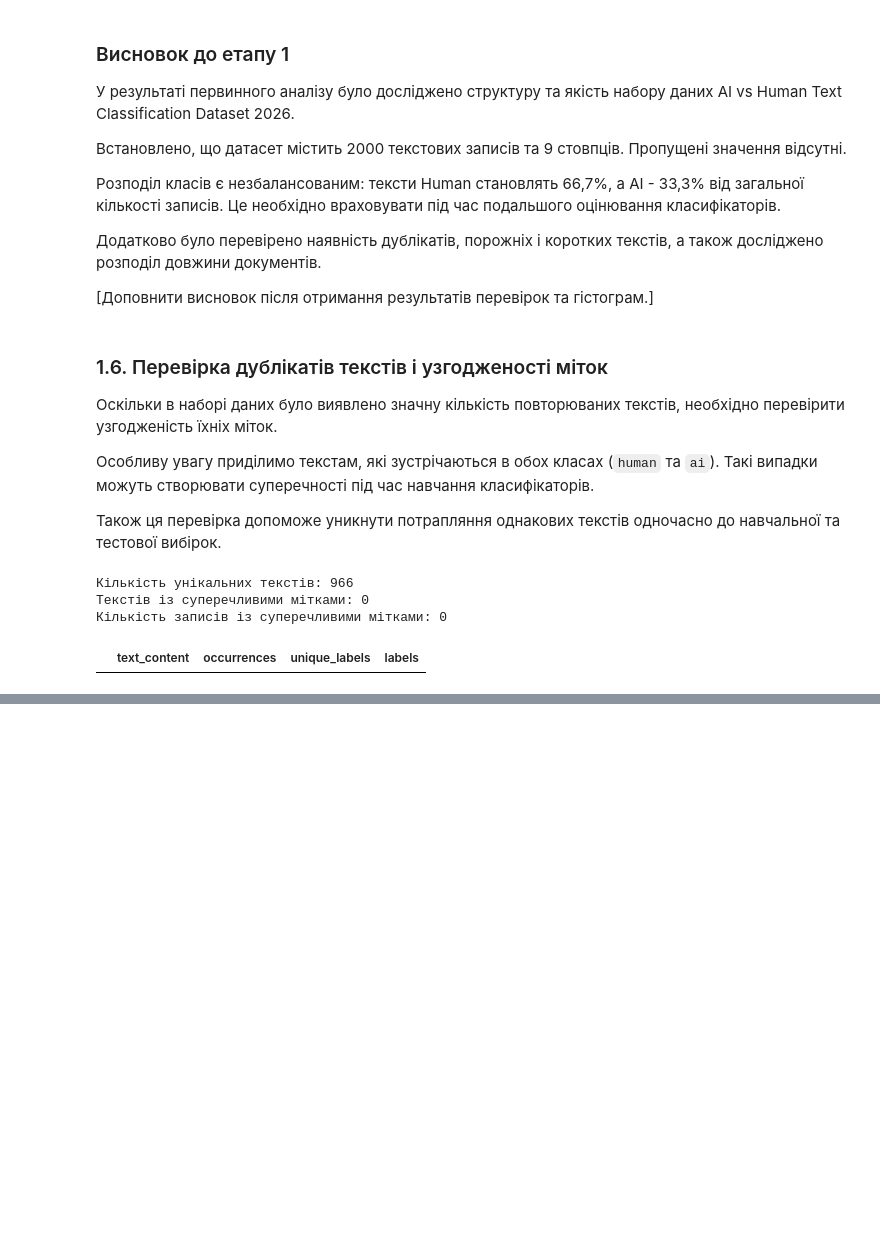
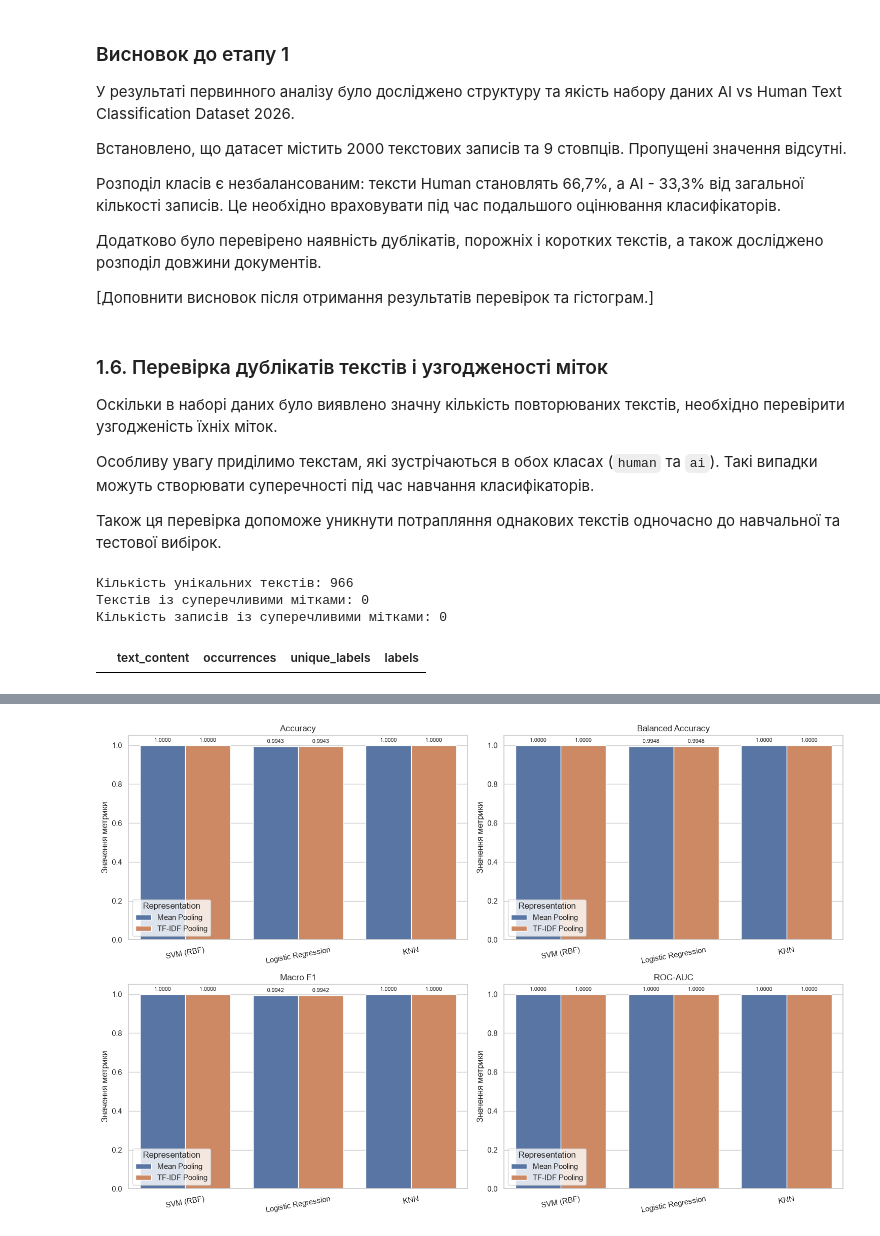
Before and after one commit to XZAGEE/ML_FEI-44_Makhniuk, a Jupyter notebook: ML_3/lab_3.ipynb, the cells around one changed output, grey strips where cells are left out. Drawn from its saved outputs; the diff is of its cells as text; code cells hidden in the pictures; blank space fills up the shorter version.

```diff
--- a/ML_3/lab_3.ipynb
+++ b/ML_3/lab_3.ipynb
@@ -371,0 +1268,16 @@ display(conflicting_duplicates.head(10))
+# %%
+from sklearn.metrics import (
+    accuracy_score,
+    balanced_accuracy_score,
+    f1_score,
+    roc_auc_score,
+    confusion_matrix,
+    classification_report
+)
+
+metric_columns = [
+    "Accuracy",
+    "Balanced Accuracy",
+    "Macro F1",
+    "ROC-AUC"
+]
@@ -371,0 +1574,35 @@ display(conflicting_duplicates.head(10))
+# %%
+import matplotlib.pyplot as plt
+import seaborn as sns
+
+fig, axes = plt.subplots(2, 2, figsize=(15, 10))
+
+for metric, ax in zip(metric_columns, axes.ravel()):
+
+    sns.barplot(
+        data=results_df,
+        x="Classifier",
+        y=metric,
+        hue="Representation",
+        ax=ax
+    )
+
+    ax.set_title(metric)
+    ax.set_xlabel("")
+    ax.set_ylabel("Значення метрики")
+    ax.set_ylim(0, 1.05)
+
+    ax.tick_params(axis="x", rotation=10)
+
+    for container in ax.containers:
+        ax.bar_label(
+            container,
+            fmt="%.4f",
+            padding=3,
+            fontsize=8
+        )
+
+plt.tight_layout()
+plt.show()
+# %% [output]
+[figure, added]
```
Also changed, not shown: parts of 121 cells of this notebook, 8 other files.
